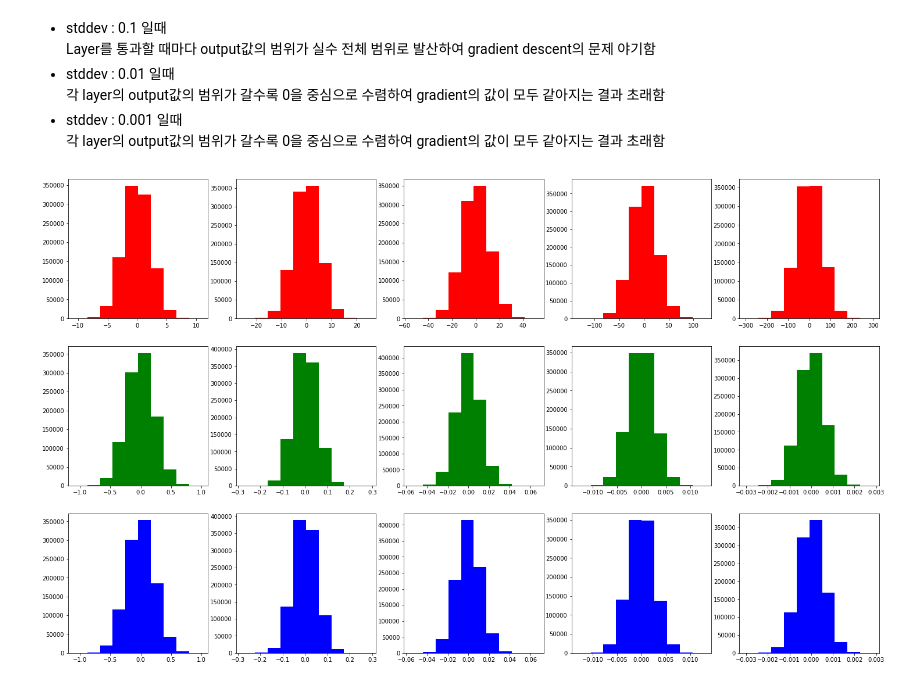
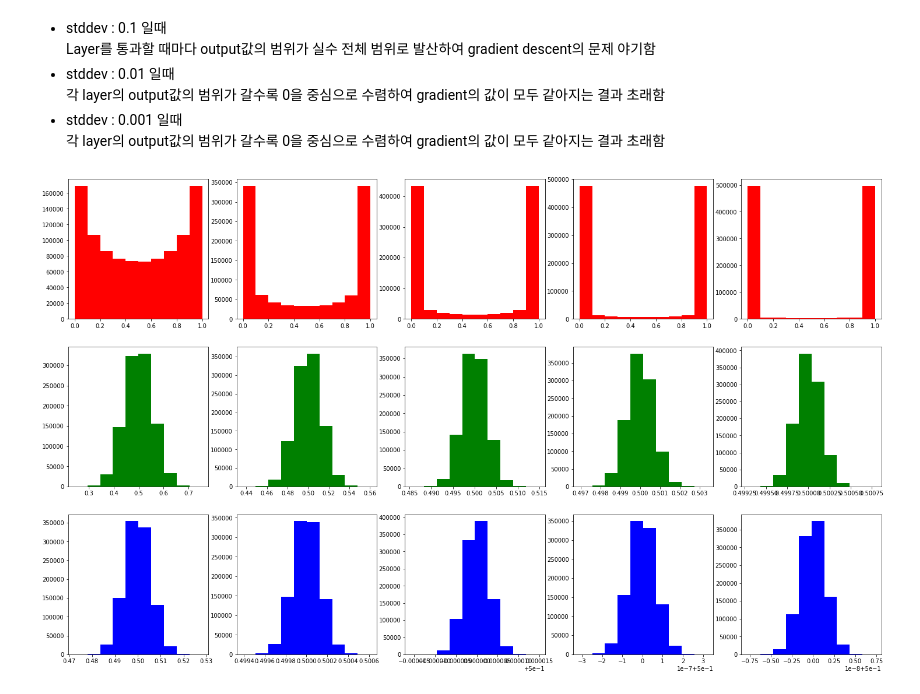
Before and after one commit to Deepstroy/resume, a Jupyter notebook: Machine Learning Algorithm (KNN, Kmeans, DNN, CNN, RNN, etc...)/Weight initialization/Xavier initialization/Xavier_initialization_with_logistic_function_numpy.ipynb, the cells around one changed output. Saved outputs shown, nothing was run; the diff lists cells and outputs as text; code cells hidden in the pictures.

```diff
--- a/Machine Learning Algorithm (KNN, Kmeans, DNN, CNN, RNN, etc...)/Weight initialization/Xavier initialization/Xavier_initialization_with_logistic_function_numpy.ipynb
+++ b/Machine Learning Algorithm (KNN, Kmeans, DNN, CNN, RNN, etc...)/Weight initialization/Xavier initialization/Xavier_initialization_with_logistic_function_numpy.ipynb
@@ -101,9 +96,10 @@ history_z1 = []
 z = X
 # 각 stddev마다의 분포 생성
 for idx in range(num_layer) :
-    W = gaussian_distribution(0.1, (unit_num,unit_num))
+    W = gaussian_distribution(0.1, (unit_num, unit_num))
     z = np.matmul(z, W)
+    a = sigmoid(z)
     ax = fig.add_subplot(1, 5, idx+1)
-    history_z1.append(z)
-    ax.hist(np.ravel(z))
+    history_z1.append(a)
+    ax.hist(np.ravel(a))
 # %% [output]
@@ -128,7 +124,8 @@ z = X
 for idx in range(num_layer) :
     W = gaussian_distribution(0.01, (unit_num,unit_num))
     z = np.matmul(z, W)
+    a = sigmoid(z)
     ax = fig.add_subplot(1, 5, idx+1)
-    ax.hist(np.ravel(z))
-    history_z2.append(z)
+    ax.hist(np.ravel(a))
+    history_z2.append(a)
 # %% [output]
@@ -153,7 +150,8 @@ z = X
 for idx in range(num_layer) :
     W = gaussian_distribution(0.001, (unit_num,unit_num))
     z = np.matmul(z, W)
+    a = sigmoid(z)
     ax = fig.add_subplot(1, 5, idx+1)
-    ax.hist(np.ravel(z))
-    history_z3.append(z)
+    ax.hist(np.ravel(a))
+    history_z3.append(a)
 # %% [output]
@@ -160,0 +164,19 @@ for idx in range(num_layer) :
+# %%
+num_data = 2000
+unit_num = 512
+num_layer = 5
+
+# X sample 생성
+X = np.random.randn(num_data, unit_num)
+
+fig = plt.figure(figsize=(25,5))
+history_z4 = []
+z = X
+# 각 stddev마다의 분포 생성
+for idx in range(num_layer) :
+    W = xavier_initialize(0.001, (unit_num,unit_num))
+    z = np.matmul(z, W)
+    a = sigmoid(z)
+    ax = fig.add_subplot(1, 5, idx+1)
+    ax.hist(np.ravel(a))
+    history_z4.append(a)
@@ -170,13 +194,13 @@ for idx in range(num_layer) :
 # %%
 fig = plt.figure(figsize = (25,15))
 for i, histz1 in enumerate(history_z1) :
     ax = fig.add_subplot(3,5,i+1)
     ax.hist(np.ravel(histz1),color = 'r')
 for i, histz2 in enumerate(history_z2) :
     ax = fig.add_subplot(3,5,i+6)
     ax.hist(np.ravel(histz2),color = 'g')
-for i, histz3 in enumerate(history_z2) :
+for i, histz3 in enumerate(history_z3) :
     ax = fig.add_subplot(3,5,i+11)
     ax.hist(np.ravel(histz3), color = 'b')
 # %% [output]
-[figure, old version]
+[figure, new version]
```
Also changed, not shown: parts of 10 cells of this notebook, 9 other files.
